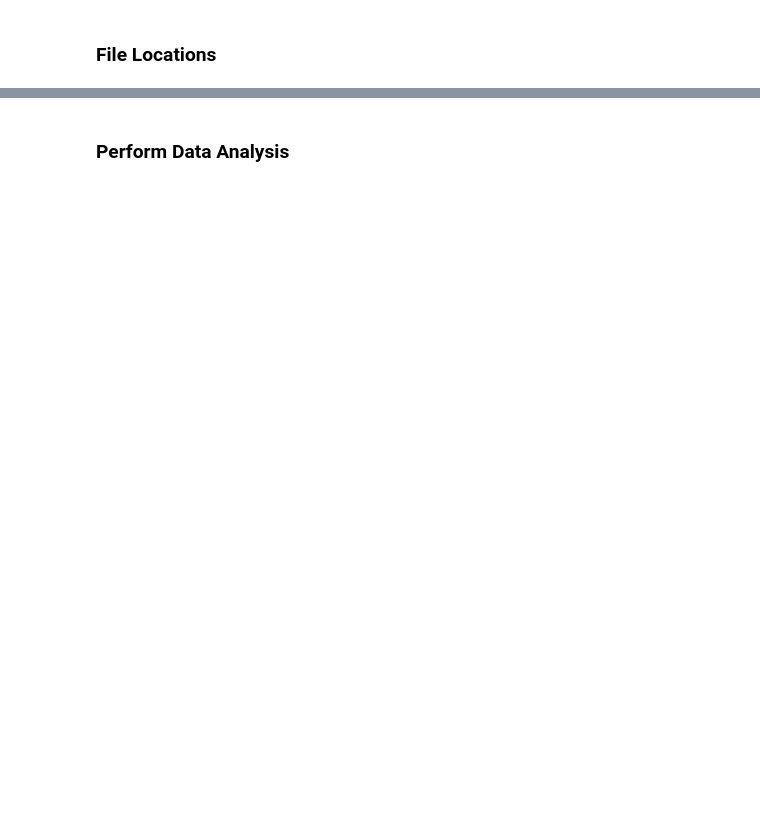
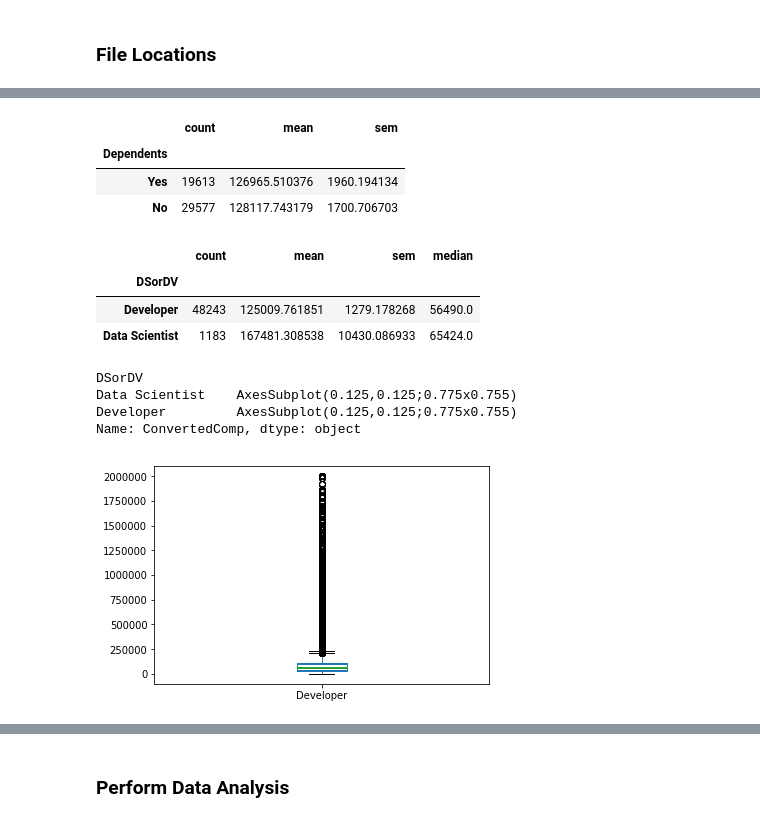
Before and after one commit to ergonyc/Practice-python-exercises, a Jupyter notebook: DataPresentation0/2-EDA.ipynb, the cells around one changed output, grey strips where cells are left out. Drawn from its saved outputs; the diff is of its cells as text; code cells hidden in the pictures; blank space fills up the shorter version.

```diff
--- a/DataPresentation0/2-EDA.ipynb
+++ b/DataPresentation0/2-EDA.ipynb
@@ -74,0 +134,28 @@ FileNotFoundError: [Errno 2] No such file or directory: '/Users/ergonyc/Projects
+# %%
+#pd.describe_option()
+#pd.__version__
+df.groupby('Dependents').ConvertedComp.agg( ['count','mean','sem'] ).sort_values('mean')
+# also do "Gen" and "Age" looks at comp... compare that variance to DS vs Dev
+# %% [output]
+|  | count | mean | sem |
+| Dependents |  |  |  |
+| Yes | 19613 | 126965.510376 | 1960.194134 |
+| No | 29577 | 128117.743179 | 1700.706703 |
+# %%
+df.groupby('DSorDV').ConvertedComp.agg(['count','mean','sem','median']).sort_values('mean')
+# if we look at "seasoned" persons does the difference between dev and DS converge?  variance for DS is insane...
+# are there DS who are putting in crazy salaries?
+#lets check the higest 10 salaries for evidence of errors/falsehood
+# %% [output]
+|  | count | mean | sem | median |
+| DSorDV |  |  |  |  |
+| Developer | 48243 | 125009.761851 | 1279.178268 | 56490.0 |
+| Data Scientist | 1183 | 167481.308538 | 10430.086933 | 65424.0 |
+# %%
+df.groupby('DSorDV').ConvertedComp.plot.box()
+# %% [output]
+DSorDV
+Data Scientist    AxesSubplot(0.125,0.125;0.775x0.755)
+Developer         AxesSubplot(0.125,0.125;0.775x0.755)
+Name: ConvertedComp, dtype: object
+[figure, added]
```
Also changed, not shown: parts of 28 cells of this notebook, 2 other files.
